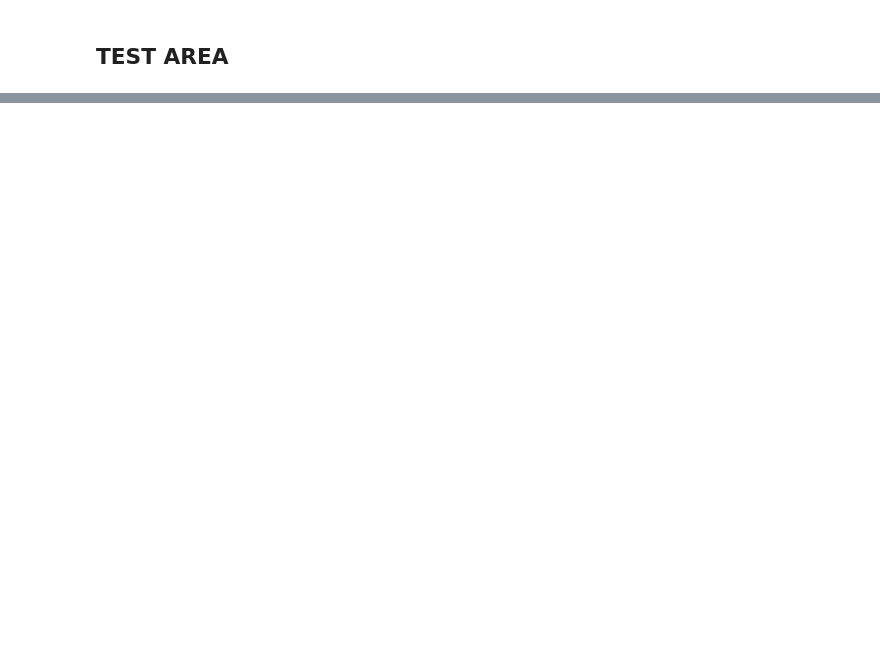
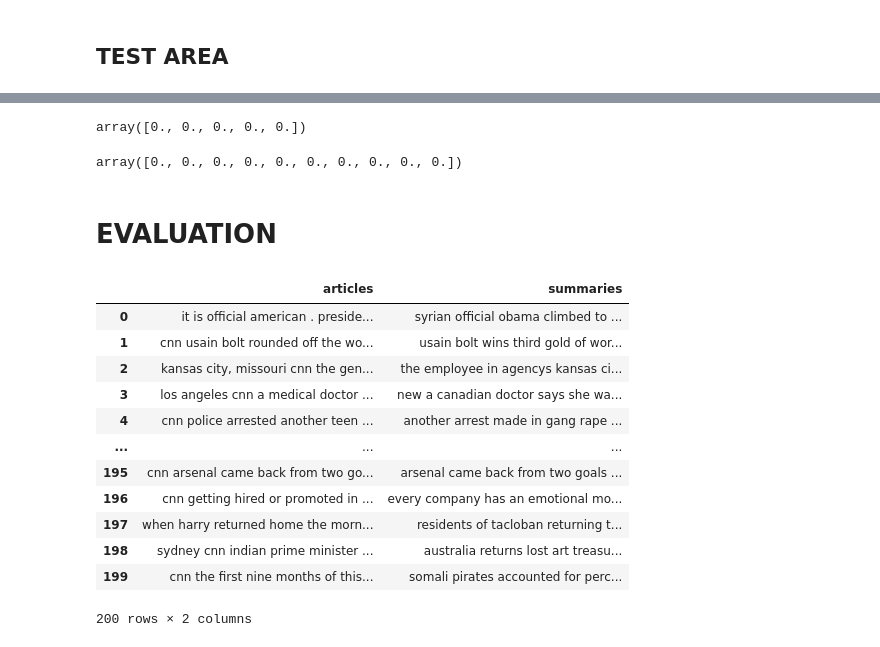
Before and after one commit to kurre-lokanadh-reddy/textSummer, a Jupyter notebook: text_summerizer.ipynb, the cells around one changed output, grey strips where cells are left out. Cells and saved outputs as stored; diff of their text form; code cells hidden in the pictures; blank space fills up the shorter version.

```diff
--- a/text_summerizer.ipynb
+++ b/text_summerizer.ipynb
@@ -492,0 +582,11 @@ Embeding_summery("text.txt")
+# %%
+res=np.array([[1.,2.3,4.32,3.4]])
+np.mean([[0,0,0,0,0]],axis=0)
+# %% [output]
+array([0., 0., 0., 0., 0.])
+# %%
+np.zeros(10)
+# %% [output]
+array([0., 0., 0., 0., 0., 0., 0., 0., 0., 0.])
+# %% [markdown]
+# EVALUATION
@@ -492,0 +597,18 @@ Embeding_summery("text.txt")
+# %%
+import pandas as pd
+df = pd.read_csv("cleaned_CNN.csv")
+df
+# %% [output]
+|  | articles | summaries |
+| 0 | it is official american . preside... | syrian official obama climbed to ... |
+| 1 | cnn usain bolt rounded off the wo... | usain bolt wins third gold of wor... |
+| 2 | kansas city, missouri cnn the gen... | the employee in agencys kansas ci... |
+| 3 | los angeles cnn a medical doctor ... | new a canadian doctor says she wa... |
+| 4 | cnn police arrested another teen ... | another arrest made in gang rape ... |
+| ... | ... | ... |
+| 195 | cnn arsenal came back from two go... | arsenal came back from two goals ... |
+| 196 | cnn getting hired or promoted in ... | every company has an emotional mo... |
+| 197 | when harry returned home the morn... | residents of tacloban returning t... |
+| 198 | sydney cnn indian prime minister ... | australia returns lost art treasu... |
+| 199 | cnn the first nine months of this... | somali pirates accounted for perc... |
+200 rows × 2 columns
```
Also changed, not shown: parts of 48 cells of this notebook, 11 other files.
